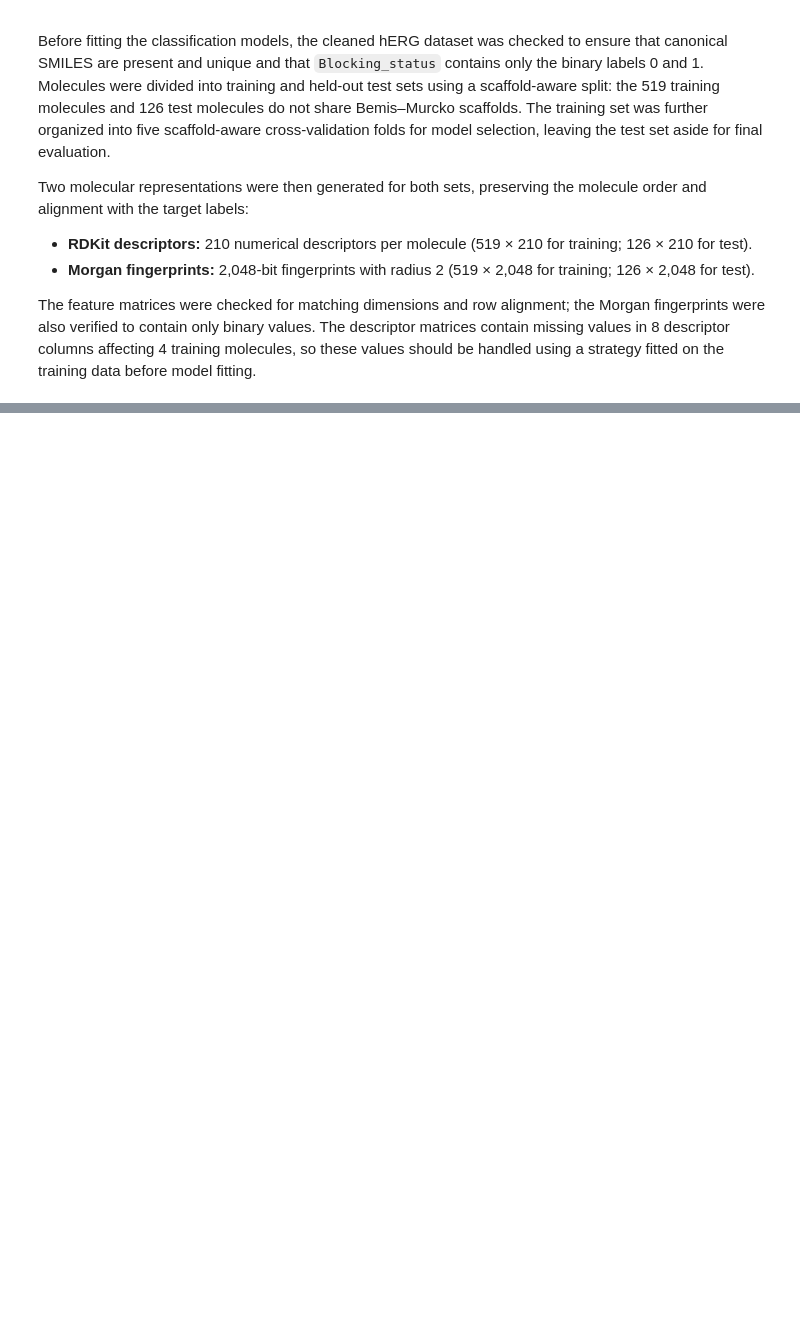
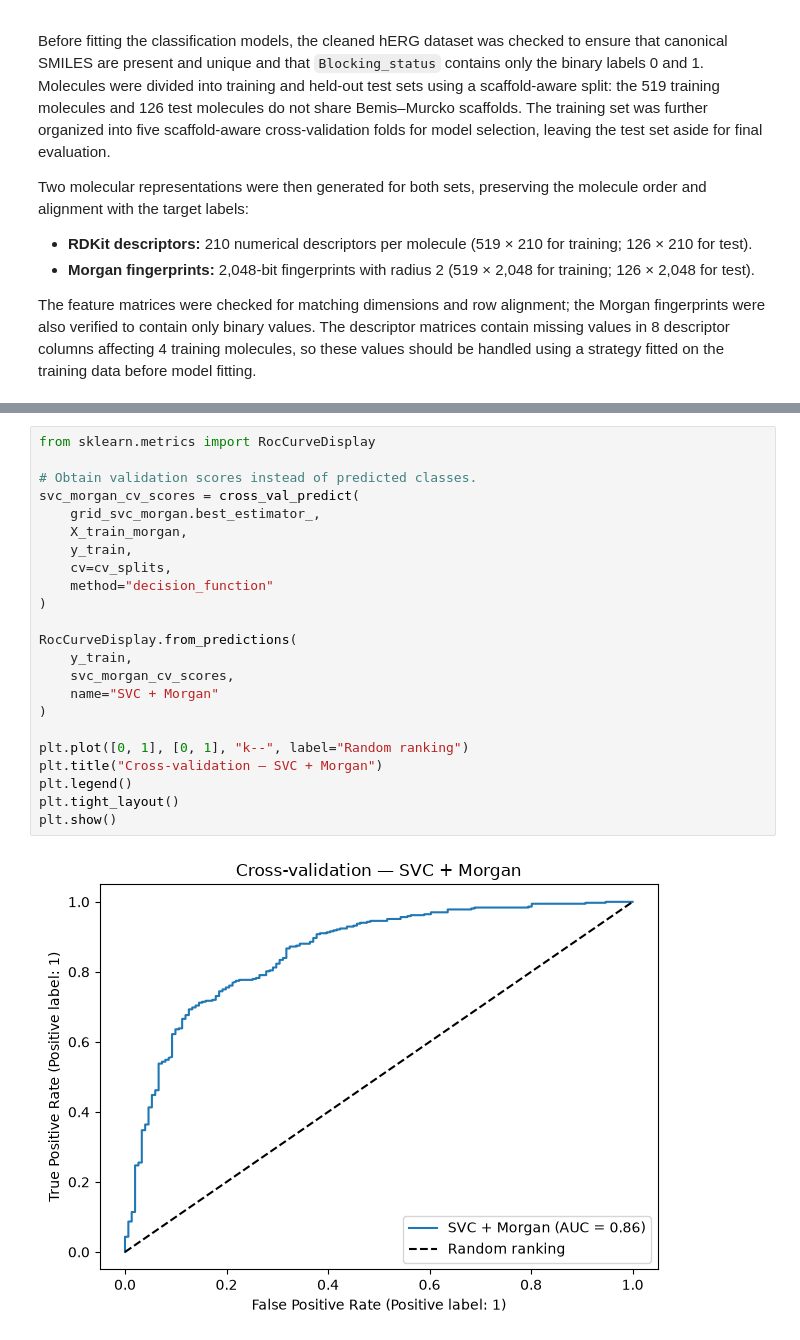
Before and after one commit to erinsoppelsa/Data-Project-for-Cheminformatics-class, a Jupyter notebook: notebooks/03_classification_herG.ipynb, the cells around one changed output, grey strips where cells are left out. Saved outputs shown, nothing was run; the diff lists cells and outputs as text; blank space fills up the shorter version.

```diff
--- a/notebooks/03_classification_herG.ipynb
+++ b/notebooks/03_classification_herG.ipynb
@@ -413,0 +896,25 @@ The feature matrices were checked for matching dimensions and row alignment; the
+# %%
+from sklearn.metrics import RocCurveDisplay
+
+# Obtain validation scores instead of predicted classes.
+svc_morgan_cv_scores = cross_val_predict(
+    grid_svc_morgan.best_estimator_,
+    X_train_morgan,
+    y_train,
+    cv=cv_splits,
+    method="decision_function"
+)
+
+RocCurveDisplay.from_predictions(
+    y_train,
+    svc_morgan_cv_scores,
+    name="SVC + Morgan"
+)
+
+plt.plot([0, 1], [0, 1], "k--", label="Random ranking")
+plt.title("Cross-validation — SVC + Morgan")
+plt.legend()
+plt.tight_layout()
+plt.show()
+# %% [output]
+[figure, added]
```
Also changed, not shown: parts of 45 cells of this notebook, 12 other files.
